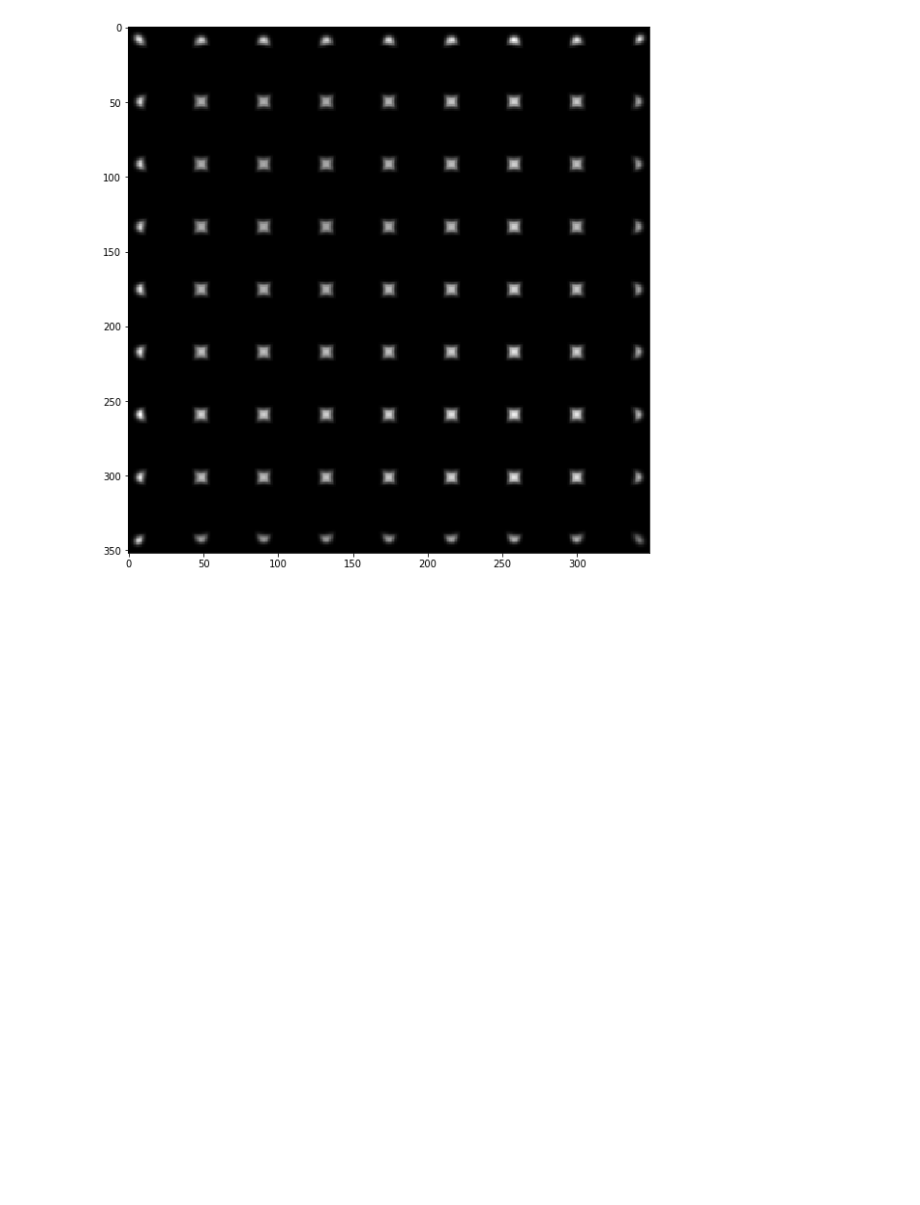
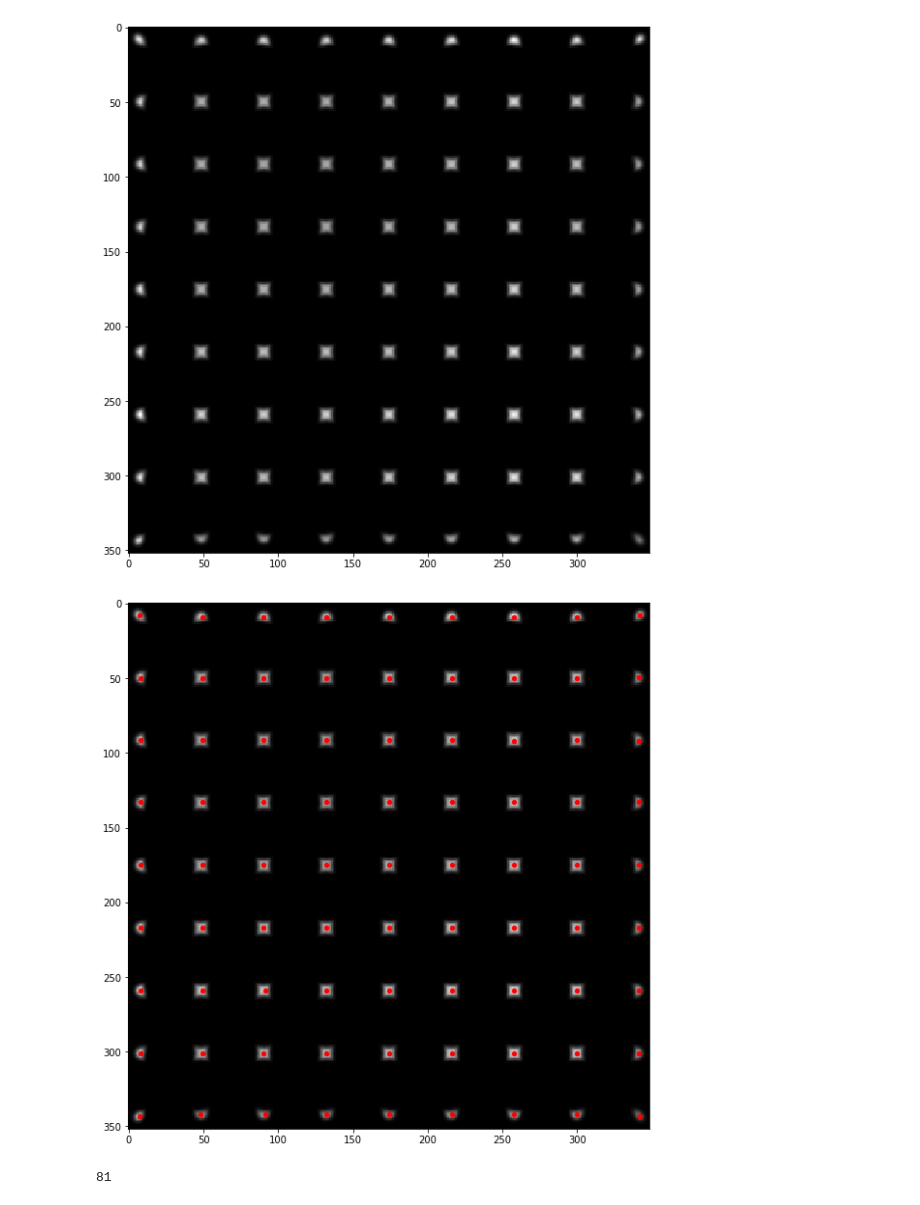
Before and after one commit to fbunt/190206_keypoint_detection, a Jupyter notebook: harris_corners.ipynb, the cells around one changed output. Drawn from its saved outputs; the diff is of its cells as text; code cells hidden in the pictures; blank space fills up the shorter version.

Commit message:
Add maxima detection

```diff
--- a/harris_corners.ipynb
+++ b/harris_corners.ipynb
@@ -157,11 +157,12 @@ def gaussian(sigma):
     n = int(5 * sigma) + (1 - (sigma % 2))
     return get_gaussian_kernel(n, sigma)
 # %%
-def imshow(img, cmap="gray", figsize=(10, 10), title=""):
+def imshow(img, cmap="gray", figsize=(10, 10), title="", show=True):
     plt.figure(figsize=figsize)
     plt.imshow(img, cmap=cmap)
     plt.title(title)
-    plt.show()
+    if show:
+        plt.show()
 # %%
 w = gaussian(2)
 s_u = np.array([
@@ -187,3 +188,35 @@ H = ((Iuu * Ivv) - (Iuv * Iuv)) / (Iuu + Ivv + epsilon)
 imshow(H)
 # %% [output]
 [figure]
+# %%
+def get_maxima(im, threshold):
+    x = []
+    y = []
+    m, n = im.shape
+    maximum = im.max()
+    for k in range(1, m-1):
+        for j in range(1, n-1):
+            if im[k, j] < threshold:
+                continue
+            p = im[k, j]
+            if (
+                # Neighbors above
+                (p >= im[k-1:k, j-1:j+2]).all()
+                # Below
+                and (p >= im[k+1:k+2, j-1:j+2]).all()
+                # Left and right
+                and (p >= im[k, j-1:j+2:2]).all()
+            ):
+                x.append(j)
+                y.append(k)
+    return np.vstack((x, y))
+
+thresh = 0.4 * (H.max() - H.min()) + H.min()
+x, y = get_maxima(H, thresh)
+imshow(H, show=False)
+plt.scatter(x, y, color='r', s=20)
+plt.show()
+len(x)
+# %% [output]
+[figure, added]
+81
```
Also changed, not shown: parts of 1 cell of this notebook.
